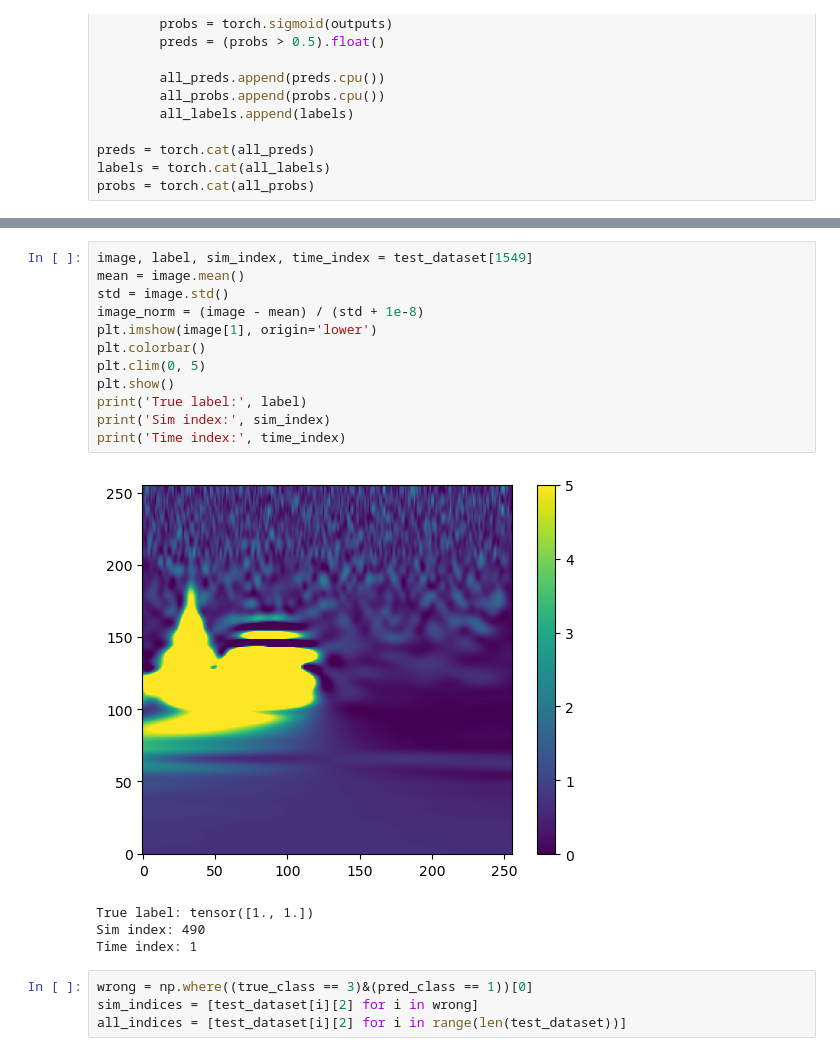
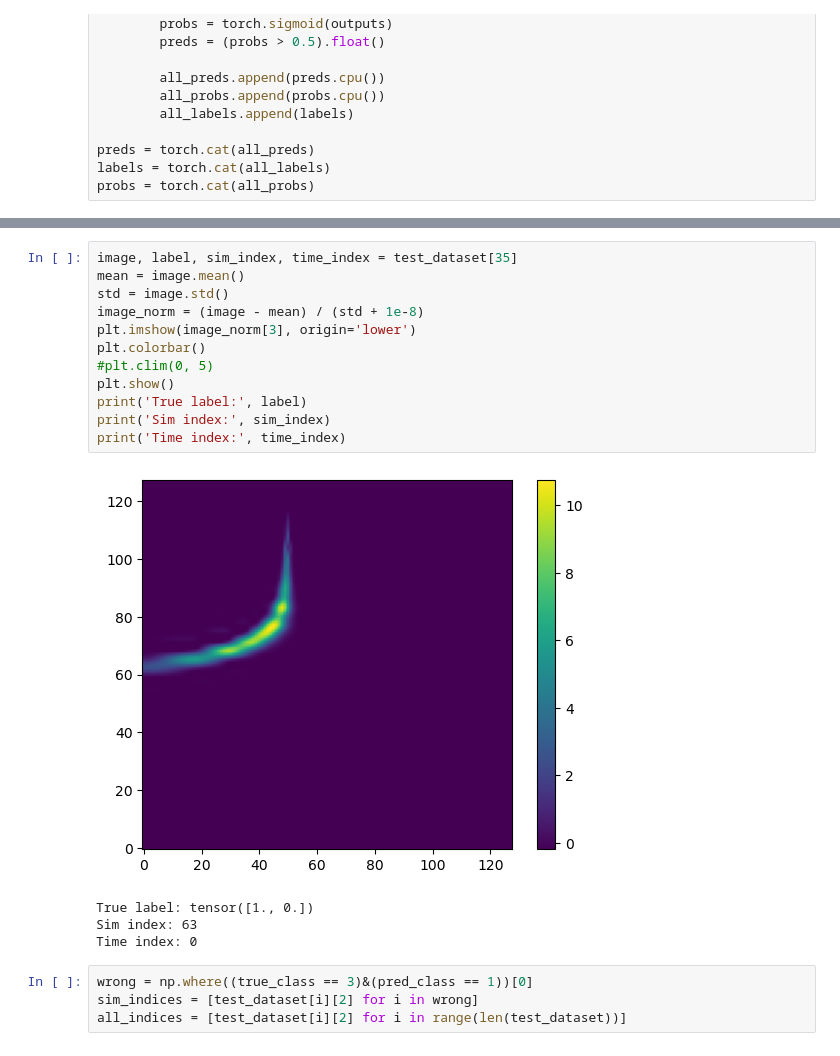
Before and after one commit to AryamannRao/LISAGlitchSignalClassifier, a Jupyter notebook: src/notebooks/model_inference.ipynb, the cells around one changed output, grey strips where cells are left out. Saved outputs shown, nothing was run; the diff lists cells and outputs as text.

```diff
--- a/src/notebooks/model_inference.ipynb
+++ b/src/notebooks/model_inference.ipynb
@@ -236,20 +230,20 @@ array([1377, 1378, 1379, 1380, 1381, 1382, 1383, 1384, 1385, 1387, 1388,
 # %%
-image, label, sim_index, time_index = test_dataset[1549]
+image, label, sim_index, time_index = test_dataset[35]
 mean = image.mean()
 std = image.std()
 image_norm = (image - mean) / (std + 1e-8)
-plt.imshow(image[1], origin='lower')
+plt.imshow(image_norm[3], origin='lower')
 plt.colorbar()
-plt.clim(0, 5)
+#plt.clim(0, 5)
 plt.show()
 print('True label:', label)
 print('Sim index:', sim_index)
 print('Time index:', time_index)
 # %% [output]
-[figure, old version]
+[figure, new version]
-True label: tensor([1., 1.])
-Sim index: 490
-Time index: 1
+True label: tensor([1., 0.])
+Sim index: 63
+Time index: 0
 # %%
 wrong = np.where((true_class == 3)&(pred_class == 1))[0]
 sim_indices = [test_dataset[i][2] for i in wrong]
```
Also changed, not shown: parts of 8 cells of this notebook, 10 other files.
